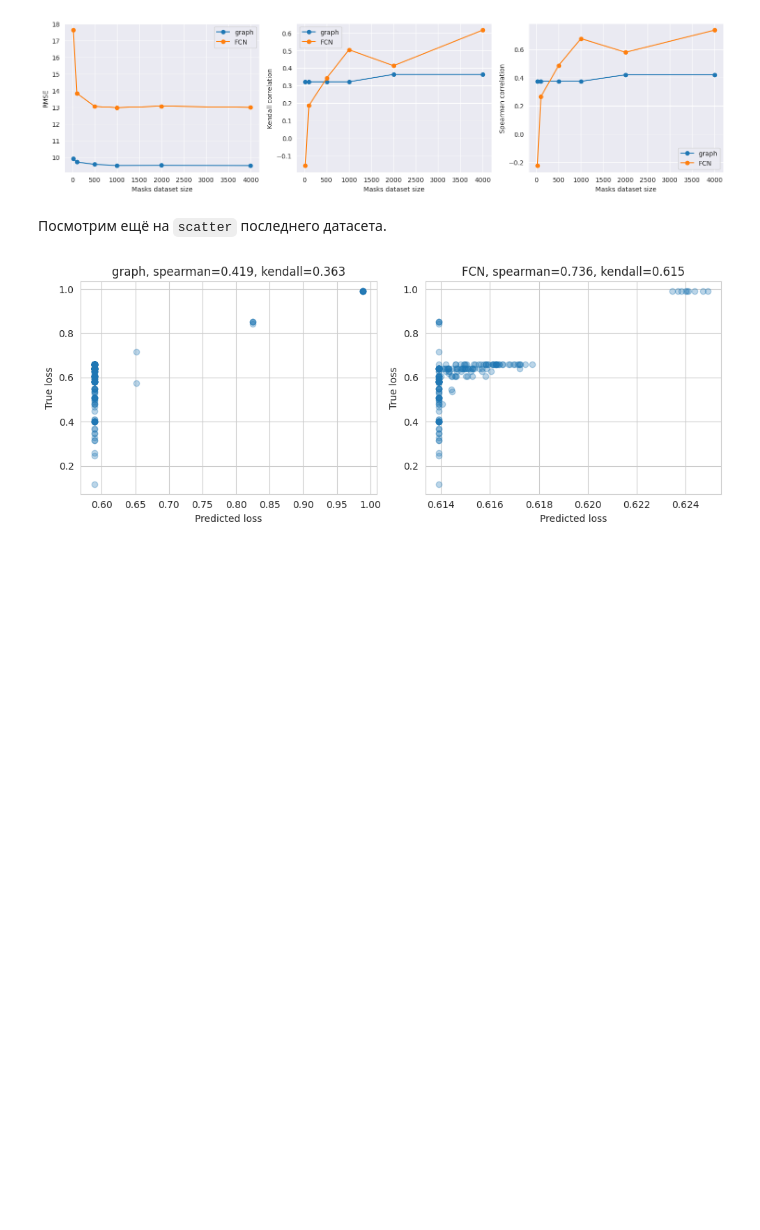
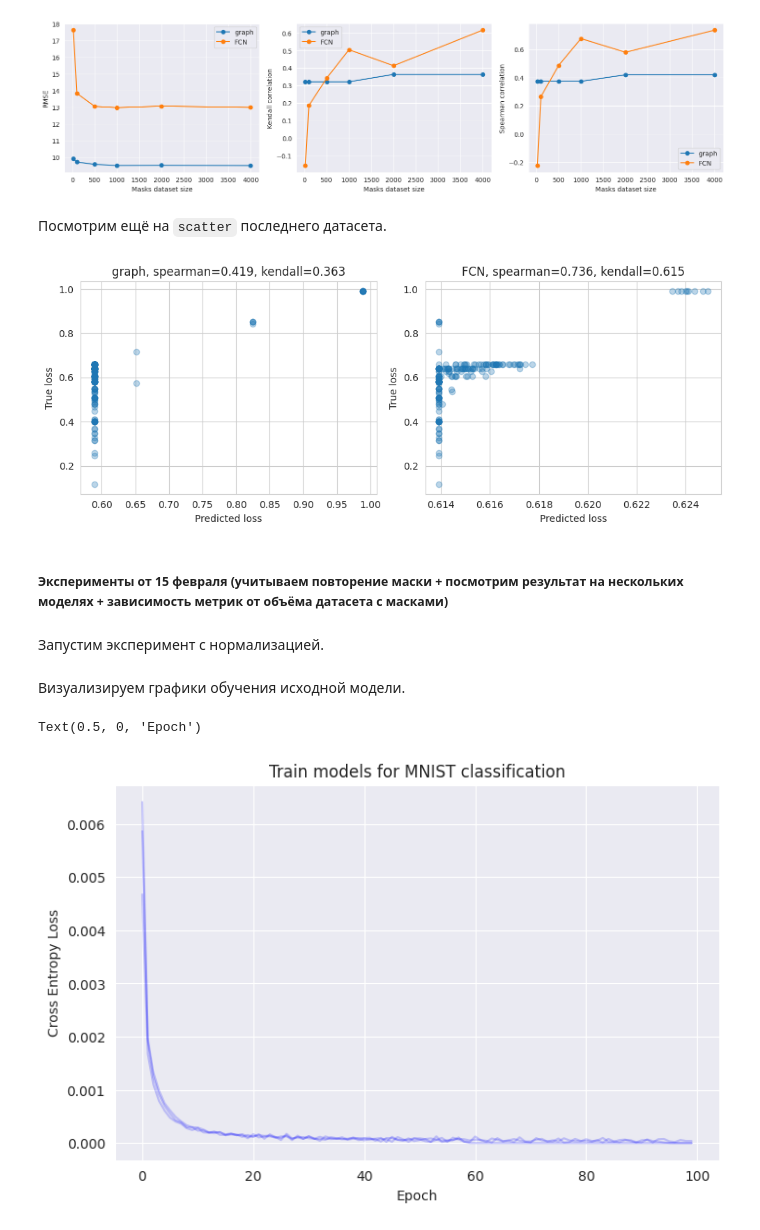
Before and after one commit to intsystems/Zero-shot-structural-pruning, a Jupyter notebook: notebooks/graphmodel.ipynb, the cells around one changed output. Saved outputs shown, nothing was run; the diff lists cells and outputs as text; code cells hidden in the pictures; blank space fills up the shorter version.

```diff
--- a/notebooks/graphmodel.ipynb
+++ b/notebooks/graphmodel.ipynb
@@ -1291,10 +1291,16 @@ def create_surrogate_dataset(graph_model, test_loader, n_iterations, mask_prob,
     n_edges = len(graph_model.edges)
     masks = []
     losses = []
+    masks_set = set([-1])
 
     # Sampling masks and calculate loss
     for _ in trange(n_iterations, desc='Sampling masks', leave=False):
-        edge_mask = (torch.rand((n_edges,)) >= mask_prob).float()
+        edge_mask_int = -1
+        while edge_mask_int in masks_set:
+            edge_mask = (torch.rand((n_edges,)) >= mask_prob).float()
+            edge_mask_int = int(''.join(map(lambda x: str(x.int().item()), edge_mask)), 2)
+        masks_set.add(edge_mask_int)
+
         loss_mask = 0
         total = 0
 
@@ -2461,3 +2467,10 @@ with sns.axes_style('whitegrid'):
     plt.tight_layout()
 # %% [output]
 [figure]
+# %% [markdown]
+##### Эксперименты от 15 февраля (учитываем повторение маски + посмотрим результат на нескольких моделях + зависимость метрик от объёма датасета с масками)
+# %%
+config['n_iterations_graph'] = 3
+config['n_iterations_global'] = 3
+# %% [markdown]
+Запустим эксперимент с нормализацией.
@@ -2463,0 +2529,14 @@ with sns.axes_style('whitegrid'):
+# %% [markdown]
+Визуализируем графики обучения исходной модели.
+# %%
+plt.figure(figsize=(8, 5))
+
+for history in mnist_losses_history:
+    plt.plot(history, alpha=0.2, color='blue')
+
+plt.title('Train models for MNIST classification')
+plt.ylabel('Cross Entropy Loss')
+plt.xlabel('Epoch')
+# %% [output]
+Text(0.5, 0, 'Epoch')
+[figure, added]
```
Also changed, not shown: parts of 31 cells of this notebook, 1 other file.
